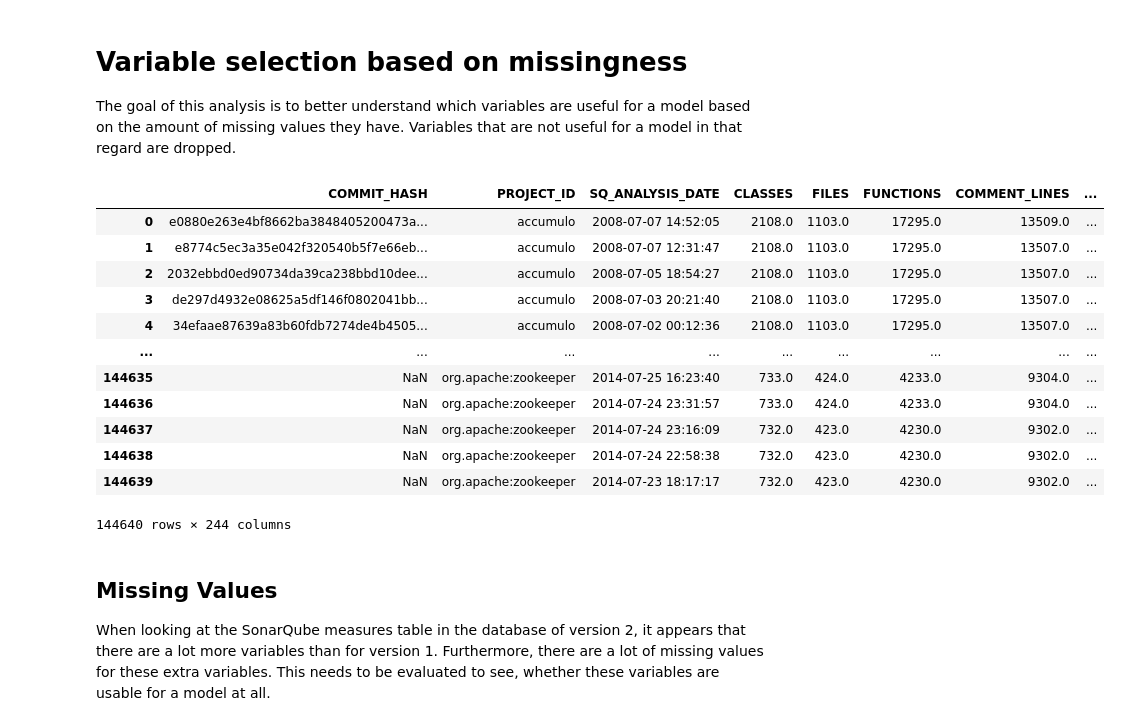
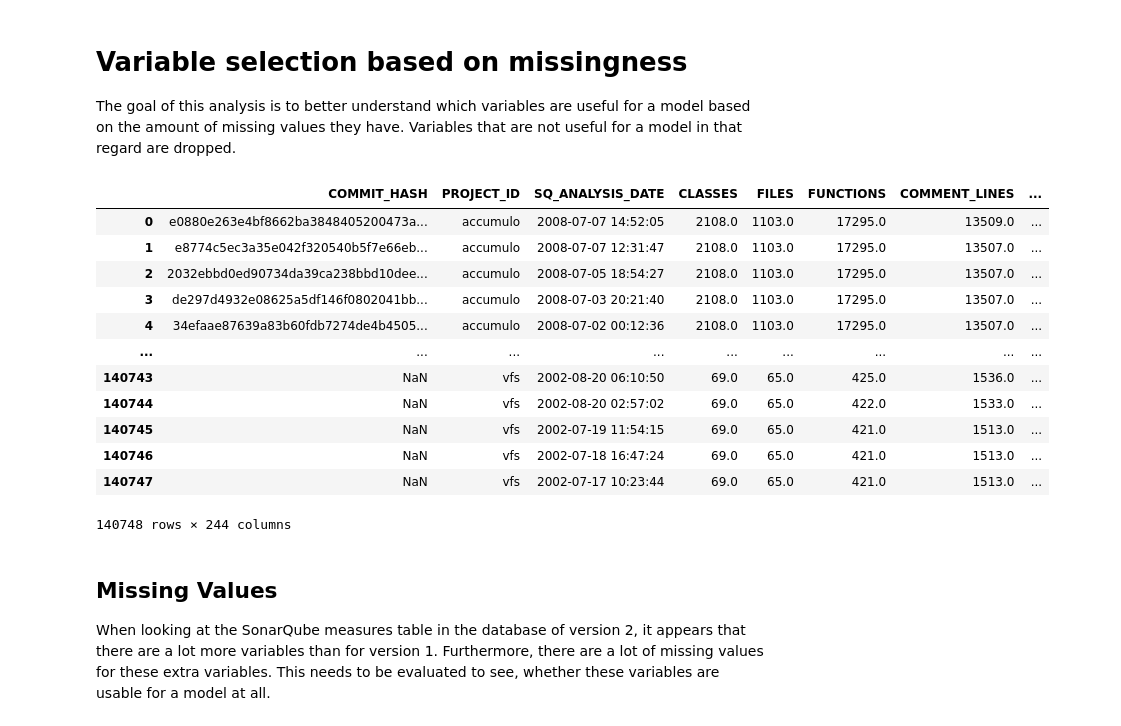
Before and after one commit to CarolineGraebelBHT/MasterProjectSonarQube, a Jupyter notebook: Scripts/Sonar Data Cleaning/Variable_Selection_based_on_missingness.ipynb, the cells around one changed output. Cells and saved outputs as stored; diff of their text form; code cells hidden in the pictures.

```diff
--- a/Scripts/Sonar Data Cleaning/Variable_Selection_based_on_missingness.ipynb
+++ b/Scripts/Sonar Data Cleaning/Variable_Selection_based_on_missingness.ipynb
@@ -9,28 +9,28 @@ import matplotlib.pyplot as plt
 # %%
 # data import
 current_dir = os.getcwd()
 
 # construct path to the project data folder
 data_dir = os.path.join(current_dir, '..', '..', 'Data','Sonar_Measures')
 
-# load SonarQube measure data
-df = pd.read_csv(os.path.join(data_dir, 'sonar_measures_v1_v2.csv'), low_memory=False)
+# load SonarQube measure data (without duplicates)
+df = pd.read_csv(os.path.join(data_dir, 'sonar_measures_v1_v2_no_duplicates.csv'), low_memory=False)
 
 df
 # %% [output]
 |  | COMMIT_HASH | PROJECT_ID | SQ_ANALYSIS_DATE | CLASSES | FILES | FUNCTIONS | COMMENT_LINES | ... |
 | 0 | e0880e263e4bf8662ba3848405200473a... | accumulo | 2008-07-07 14:52:05 | 2108.0 | 1103.0 | 17295.0 | 13509.0 | ... |
 | 1 | e8774c5ec3a35e042f320540b5f7e66eb... | accumulo | 2008-07-07 12:31:47 | 2108.0 | 1103.0 | 17295.0 | 13507.0 | ... |
 | 2 | 2032ebbd0ed90734da39ca238bbd10dee... | accumulo | 2008-07-05 18:54:27 | 2108.0 | 1103.0 | 17295.0 | 13507.0 | ... |
 | 3 | de297d4932e08625a5df146f0802041bb... | accumulo | 2008-07-03 20:21:40 | 2108.0 | 1103.0 | 17295.0 | 13507.0 | ... |
 | 4 | 34efaae87639a83b60fdb7274de4b4505... | accumulo | 2008-07-02 00:12:36 | 2108.0 | 1103.0 | 17295.0 | 13507.0 | ... |
 | ... | ... | ... | ... | ... | ... | ... | ... | ... |
-| 144635 | NaN | org.apache:zookeeper | 2014-07-25 16:23:40 | 733.0 | 424.0 | 4233.0 | 9304.0 | ... |
-| 144636 | NaN | org.apache:zookeeper | 2014-07-24 23:31:57 | 733.0 | 424.0 | 4233.0 | 9304.0 | ... |
-| 144637 | NaN | org.apache:zookeeper | 2014-07-24 23:16:09 | 732.0 | 423.0 | 4230.0 | 9302.0 | ... |
-| 144638 | NaN | org.apache:zookeeper | 2014-07-24 22:58:38 | 732.0 | 423.0 | 4230.0 | 9302.0 | ... |
-| 144639 | NaN | org.apache:zookeeper | 2014-07-23 18:17:17 | 732.0 | 423.0 | 4230.0 | 9302.0 | ... |
+| 140743 | NaN | vfs | 2002-08-20 06:10:50 | 69.0 | 65.0 | 425.0 | 1536.0 | ... |
+| 140744 | NaN | vfs | 2002-08-20 02:57:02 | 69.0 | 65.0 | 422.0 | 1533.0 | ... |
+| 140745 | NaN | vfs | 2002-07-19 11:54:15 | 69.0 | 65.0 | 421.0 | 1513.0 | ... |
+| 140746 | NaN | vfs | 2002-07-18 16:47:24 | 69.0 | 65.0 | 421.0 | 1513.0 | ... |
+| 140747 | NaN | vfs | 2002-07-17 10:23:44 | 69.0 | 65.0 | 421.0 | 1513.0 | ... |
-144640 rows × 244 columns
+140748 rows × 244 columns
 # %% [markdown]
 ## Missing Values
 When looking at the SonarQube measures table in the database of version 2, it appears that there are a lot more variables than for version 1. Furthermore, there are a lot of missing values for these extra variables. This needs to be evaluated to see, whether these variables are usable for a model at all.
```
Also changed, not shown: parts of 10 cells of this notebook, 2 other files.
